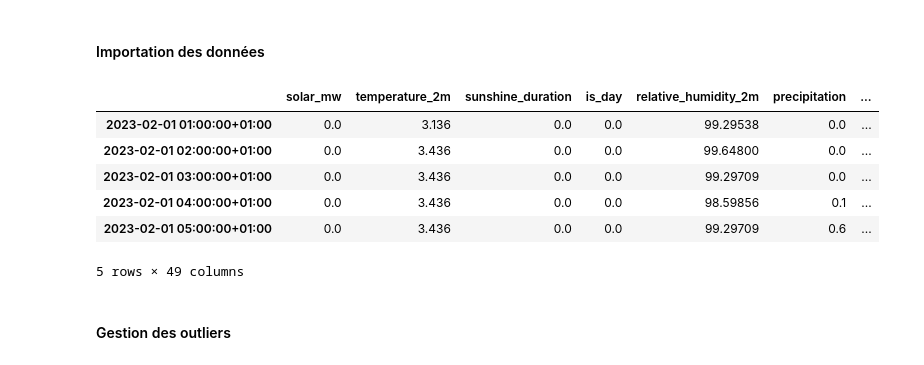
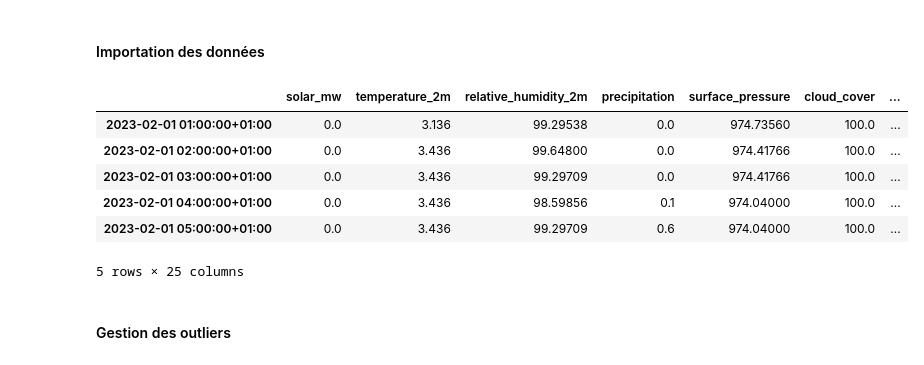
Before and after one commit to Simonsns/solar_prediction, a Jupyter notebook: notebooks/02_feature_engineering.ipynb, the cells around one changed output. Saved outputs shown, nothing was run; the diff lists cells and outputs as text; code cells hidden in the pictures.

```diff
--- a/notebooks/02_feature_engineering.ipynb
+++ b/notebooks/02_feature_engineering.ipynb
@@ -90,19 +92,25 @@ def col_scenario_rename(df: pd.DataFrame, run_filter: int) -> pd.DataFrame:
     df.columns = df.columns.str.replace(f"_run_{run_filter}", "")
 
     return df
+# %%
+def filter_covariable(df: pd.DataFrame, filter_col_list: list[str]) -> pd.DataFrame:
+
+    return df[[col for col in df.columns if any(f in col for f in filter_col_list)]]
 # %%
-central_scenario = 13
+central_scenario = 13 # Scénario barycentrique de toute la capacité solaire régionale
+filter_col_list = ['solar_mw', 'temperature_2m', 'relative_humidity', "precipitation", "surface_pressure", "cloud_cover", "wind", "global_tilted_irradiance"]
 df = import_data("data/processed/exploratory_solar_dataset.csv")
+df = filter_covariable(df, filter_col_list)
 df = col_scenario_rename(df, central_scenario)
 df.head()
 # %% [output]
-|  | solar_mw | temperature_2m | sunshine_duration | is_day | relative_humidity_2m | precipitation | ... |
-| 2023-02-01 01:00:00+01:00 | 0.0 | 3.136 | 0.0 | 0.0 | 99.29538 | 0.0 | ... |
-| 2023-02-01 02:00:00+01:00 | 0.0 | 3.436 | 0.0 | 0.0 | 99.64800 | 0.0 | ... |
-| 2023-02-01 03:00:00+01:00 | 0.0 | 3.436 | 0.0 | 0.0 | 99.29709 | 0.0 | ... |
-| 2023-02-01 04:00:00+01:00 | 0.0 | 3.436 | 0.0 | 0.0 | 98.59856 | 0.1 | ... |
-| 2023-02-01 05:00:00+01:00 | 0.0 | 3.436 | 0.0 | 0.0 | 99.29709 | 0.6 | ... |
+|  | solar_mw | temperature_2m | relative_humidity_2m | precipitation | surface_pressure | cloud_cover | ... |
+| 2023-02-01 01:00:00+01:00 | 0.0 | 3.136 | 99.29538 | 0.0 | 974.73560 | 100.0 | ... |
+| 2023-02-01 02:00:00+01:00 | 0.0 | 3.436 | 99.64800 | 0.0 | 974.41766 | 100.0 | ... |
+| 2023-02-01 03:00:00+01:00 | 0.0 | 3.436 | 99.29709 | 0.0 | 974.41766 | 100.0 | ... |
+| 2023-02-01 04:00:00+01:00 | 0.0 | 3.436 | 98.59856 | 0.1 | 974.04000 | 100.0 | ... |
+| 2023-02-01 05:00:00+01:00 | 0.0 | 3.436 | 99.29709 | 0.6 | 974.04000 | 100.0 | ... |
-5 rows × 49 columns
+5 rows × 25 columns
 # %% [markdown]
 #### Gestion des outliers
 # %% [markdown]
```
Also changed, not shown: parts of 10 cells of this notebook.
